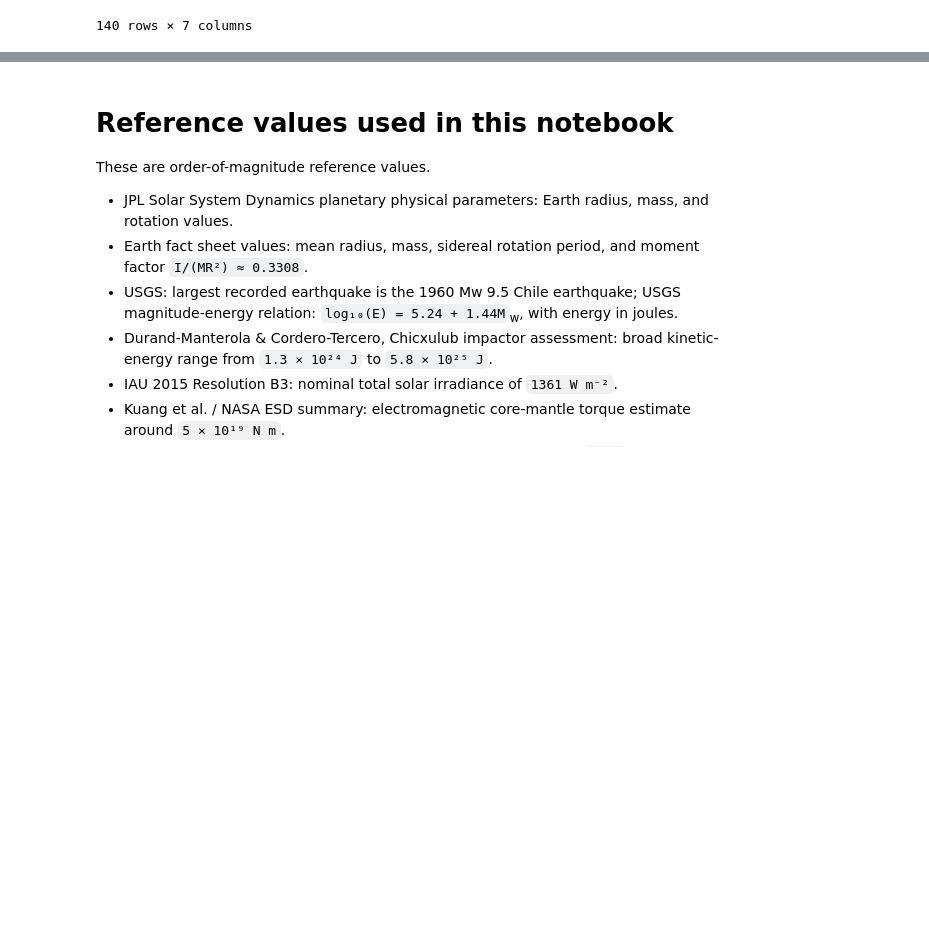
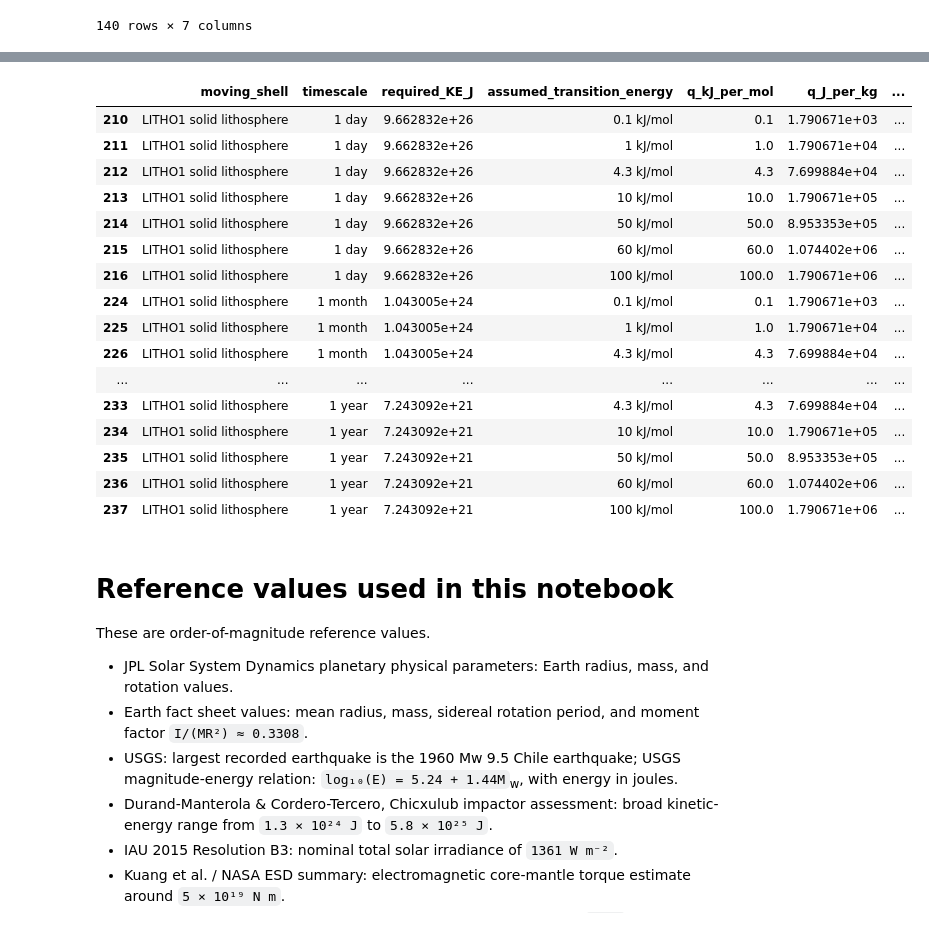
Before and after one commit to stephanieskystory/crustal-displacement-dynamics-screen, a Jupyter notebook: dynamics_crustal_displacement_github_checked.ipynb, the cells around one changed output, grey strips where cells are left out. Saved outputs shown, nothing was run; the diff lists cells and outputs as text; code cells hidden in the pictures; blank space fills up the shorter version.

```diff
--- a/dynamics_crustal_displacement_github_checked.ipynb
+++ b/dynamics_crustal_displacement_github_checked.ipynb
@@ -1433,6 +1433,105 @@ requirements
 | 45 | whole Earth upper bound | 1 week | 3.611443e+26 | 2.406644e+32 | 3.979239e+26 | ... |
 | 47 | whole Earth upper bound | 1 year | 1.326467e+23 | 4.612322e+30 | 1.461557e+23 | ... |
 | 48 | whole Earth upper bound | 1,000 years | 1.326467e+17 | 4.612322e+27 | 1.461557e+17 | ... |
+# %%
+# HCP -> FCC phase-transition energy screen
+
+FE_MOLAR_MASS_KG_PER_MOL = 55.845e-3      # kg/mol
+INNER_CORE_MASS_KG_APPROX = 1.0e23        # kg, order-of-magnitude
+
+# Positive q means "energy released" per mole.
+# These are sensitivity values, not claims that HCP -> FCC is actually exothermic
+# under inner-core P/T conditions.
+phase_transition_energy_cases = {
+    "0.1 kJ/mol": 0.1,
+    "1 kJ/mol": 1.0,
+    "4.3 kJ/mol": 4.3,
+    "10 kJ/mol": 10.0,
+    "50 kJ/mol": 50.0,
+    "60 kJ/mol": 60.0,
+    "100 kJ/mol": 100.0,
+}
+
+transition_rows = []
+
+for _, row in final_summary_df.iterrows():
+    E_required = row["ke_mean_speed_lower_bound_J"]
+
+    for label, q_kJ_mol in phase_transition_energy_cases.items():
+        q_J_mol = q_kJ_mol * 1000.0
+        q_J_kg = q_J_mol / FE_MOLAR_MASS_KG_PER_MOL
+
+        moles_required = E_required / q_J_mol
+        mass_required_kg = E_required / q_J_kg
+        fraction_inner_core = mass_required_kg / INNER_CORE_MASS_KG_APPROX
+
+        energy_if_whole_inner_core_transitions_J = INNER_CORE_MASS_KG_APPROX * q_J_kg
+
+        transition_rows.append({
+            "moving_shell": row["moving_shell"],
+            "timescale": row["timescale"],
+            "required_KE_J": E_required,
+            "log10_required_KE": log10_safe(E_required),
+
+            "assumed_transition_energy": label,
+            "q_kJ_per_mol": q_kJ_mol,
+            "q_J_per_kg": q_J_kg,
+
+            "moles_required": moles_required,
+            "mass_required_kg": mass_required_kg,
+            "fraction_of_inner_core_mass": fraction_inner_core,
+
+            "energy_if_whole_inner_core_transitions_J": energy_if_whole_inner_core_transitions_J,
+            "transition_energy_over_required_KE": energy_if_whole_inner_core_transitions_J / E_required,
+        })
+
+phase_transition_screen_df = pd.DataFrame(transition_rows)
+
+# filter first
+phase_transition_view = phase_transition_screen_df[
+    (phase_transition_screen_df["timescale"].isin(["1 day", "1 week", "1 month", "1 year"]))
+    & (phase_transition_screen_df["moving_shell"] == "LITHO1 solid lithosphere")
+].copy()
+
+# sort
+phase_transition_view = phase_transition_view.sort_values(
+    ["timescale", "q_kJ_per_mol"]
+)
+
+# display only per kg
+display(
+    phase_transition_view[
+        [
+            "moving_shell",
+            "timescale",
+            "required_KE_J",
+            "assumed_transition_energy",
+            "q_kJ_per_mol",
+            "q_J_per_kg",
+            "mass_required_kg",
+            "fraction_of_inner_core_mass",
+            "transition_energy_over_required_KE",
+        ]
+    ]
+)
+# %% [output]
+|  | moving_shell | timescale | required_KE_J | assumed_transition_energy | q_kJ_per_mol | q_J_per_kg | ... |
+| 210 | LITHO1 solid lithosphere | 1 day | 9.662832e+26 | 0.1 kJ/mol | 0.1 | 1.790671e+03 | ... |
+| 211 | LITHO1 solid lithosphere | 1 day | 9.662832e+26 | 1 kJ/mol | 1.0 | 1.790671e+04 | ... |
+| 212 | LITHO1 solid lithosphere | 1 day | 9.662832e+26 | 4.3 kJ/mol | 4.3 | 7.699884e+04 | ... |
+| 213 | LITHO1 solid lithosphere | 1 day | 9.662832e+26 | 10 kJ/mol | 10.0 | 1.790671e+05 | ... |
+| 214 | LITHO1 solid lithosphere | 1 day | 9.662832e+26 | 50 kJ/mol | 50.0 | 8.953353e+05 | ... |
+| 215 | LITHO1 solid lithosphere | 1 day | 9.662832e+26 | 60 kJ/mol | 60.0 | 1.074402e+06 | ... |
+| 216 | LITHO1 solid lithosphere | 1 day | 9.662832e+26 | 100 kJ/mol | 100.0 | 1.790671e+06 | ... |
+| 224 | LITHO1 solid lithosphere | 1 month | 1.043005e+24 | 0.1 kJ/mol | 0.1 | 1.790671e+03 | ... |
+| 225 | LITHO1 solid lithosphere | 1 month | 1.043005e+24 | 1 kJ/mol | 1.0 | 1.790671e+04 | ... |
+| 226 | LITHO1 solid lithosphere | 1 month | 1.043005e+24 | 4.3 kJ/mol | 4.3 | 7.699884e+04 | ... |
+| ... | ... | ... | ... | ... | ... | ... | ... |
+| 233 | LITHO1 solid lithosphere | 1 year | 7.243092e+21 | 4.3 kJ/mol | 4.3 | 7.699884e+04 | ... |
+| 234 | LITHO1 solid lithosphere | 1 year | 7.243092e+21 | 10 kJ/mol | 10.0 | 1.790671e+05 | ... |
+| 235 | LITHO1 solid lithosphere | 1 year | 7.243092e+21 | 50 kJ/mol | 50.0 | 8.953353e+05 | ... |
+| 236 | LITHO1 solid lithosphere | 1 year | 7.243092e+21 | 60 kJ/mol | 60.0 | 1.074402e+06 | ... |
+| 237 | LITHO1 solid lithosphere | 1 year | 7.243092e+21 | 100 kJ/mol | 100.0 | 1.790671e+06 | ... |
 # %% [markdown]
 # Reference values used in this notebook
 
```
Also changed, not shown: parts of 1 cell of this notebook.
